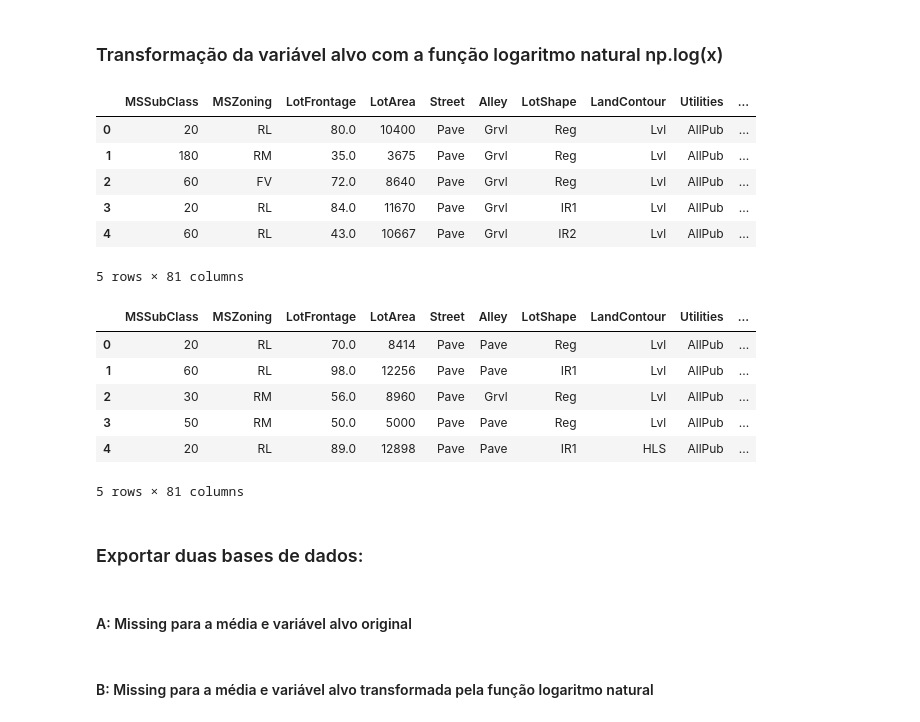
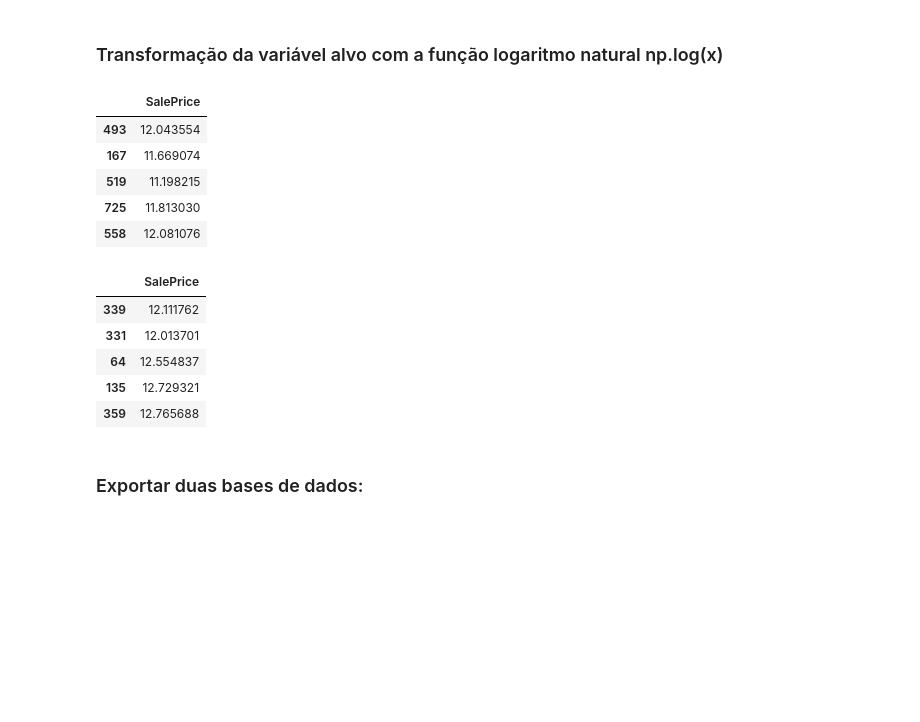
Before and after one commit to anisiobfilho/regression_neuralnetworks_univasf, a Jupyter notebook: Data-Selection_Preprocessing_Transformation.ipynb, the cells around one changed output. Drawn from its saved outputs; the diff is of its cells as text; code cells hidden in the pictures; blank space fills up the shorter version.

Commit message:
Updating the code on Data-Selection_Preprocessing_Transformation.ipynb and creating new database files on data/preprocessed

```diff
--- a/Data-Selection_Preprocessing_Transformation.ipynb
+++ b/Data-Selection_Preprocessing_Transformation.ipynb
@@ -61,0 +75,3 @@ ic_house_pred_test.head(5)
+# %%
+ic_house_pred_train_y = pd.DataFrame(ic_house_pred_train['SalePrice'], columns=['SalePrice'])
+ic_house_pred_train_y.sample(5)
@@ -399,31 +434,27 @@ ic_house_pred_test.head(5)
 # %% [markdown]
 ### Transformação da variável alvo com a função logaritmo natural np.log(x)
 # %%
-ic_house_pred_train['SalePrice_log'] = np.log(ic_house_pred_train['SalePrice'])
-ic_house_pred_train.head(5)
+ic_house_pred_train_y_log = pd.DataFrame(np.log(ic_house_pred_train_y['SalePrice']), columns=['SalePrice'])
+ic_house_pred_train_y_log.sample(5)
 # %% [output]
-|  | MSSubClass | MSZoning | LotFrontage | LotArea | Street | Alley | LotShape | LandContour | Utilities | ... |
-| 0 | 20 | RL | 80.0 | 10400 | Pave | Grvl | Reg | Lvl | AllPub | ... |
-| 1 | 180 | RM | 35.0 | 3675 | Pave | Grvl | Reg | Lvl | AllPub | ... |
-| 2 | 60 | FV | 72.0 | 8640 | Pave | Grvl | Reg | Lvl | AllPub | ... |
-| 3 | 20 | RL | 84.0 | 11670 | Pave | Grvl | IR1 | Lvl | AllPub | ... |
-| 4 | 60 | RL | 43.0 | 10667 | Pave | Grvl | IR2 | Lvl | AllPub | ... |
+|  | SalePrice |
+| 493 | 12.043554 |
+| 167 | 11.669074 |
+| 519 | 11.198215 |
+| 725 | 11.813030 |
+| 558 | 12.081076 |
-5 rows × 81 columns
 # %%
-ic_house_pred_test['SalePrice_log'] = np.log(ic_house_pred_test['SalePrice'])
-ic_house_pred_test.head(5)
+ic_house_pred_test_y_log = pd.DataFrame(np.log(ic_house_pred_test_y['SalePrice']), columns=['SalePrice'])
+ic_house_pred_test_y_log.sample(5)
 # %% [output]
-|  | MSSubClass | MSZoning | LotFrontage | LotArea | Street | Alley | LotShape | LandContour | Utilities | ... |
-| 0 | 20 | RL | 70.0 | 8414 | Pave | Pave | Reg | Lvl | AllPub | ... |
-| 1 | 60 | RL | 98.0 | 12256 | Pave | Pave | IR1 | Lvl | AllPub | ... |
-| 2 | 30 | RM | 56.0 | 8960 | Pave | Grvl | Reg | Lvl | AllPub | ... |
-| 3 | 50 | RM | 50.0 | 5000 | Pave | Pave | Reg | Lvl | AllPub | ... |
-| 4 | 20 | RL | 89.0 | 12898 | Pave | Pave | IR1 | HLS | AllPub | ... |
+|  | SalePrice |
+| 339 | 12.111762 |
+| 331 | 12.013701 |
+| 64 | 12.554837 |
+| 135 | 12.729321 |
+| 359 | 12.765688 |
-5 rows × 81 columns
 # %% [markdown]
 ### Exportar duas bases de dados:
-# %% [markdown]
-#### A: Missing para a média e variável alvo original
 # %%
 path = 'data/preprocessed'
 if not os.path.exists(path):
@@ -437,2 +469,0 @@ ic_house_pred_test_mean_orig.to_csv(f'{path}/ic_house_pred_test_mean_orig.csv',
-# %% [markdown]
-#### B: Missing para a média e variável alvo transformada pela função logaritmo natural
```
Also changed, not shown: parts of 42 cells of this notebook, 10 other files.
